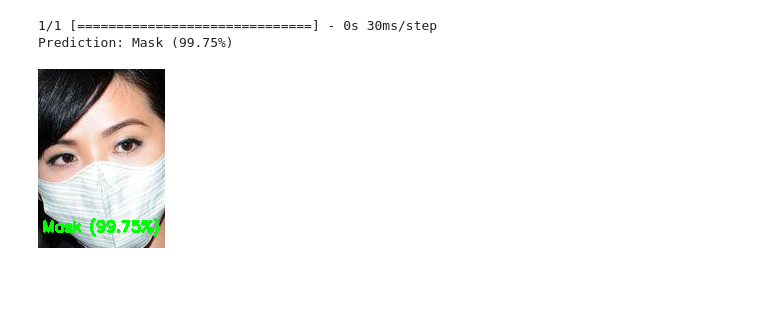
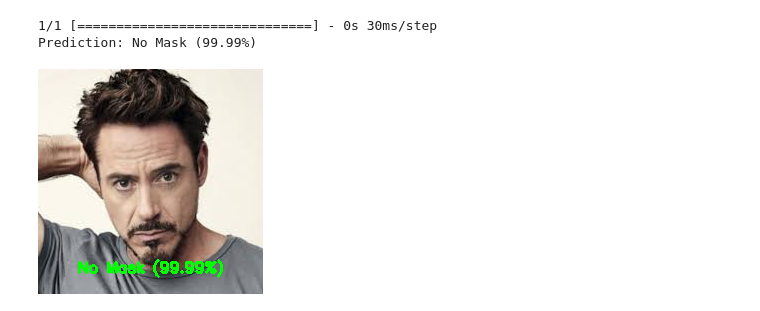
Before and after one commit to MissTife/sync-internship, a Jupyter notebook: model_built.ipynb, the cells around one changed output. Cells and saved outputs as stored; diff of their text form; code cells hidden in the pictures; blank space fills up the shorter version.

```diff
--- a/model_built.ipynb
+++ b/model_built.ipynb
@@ -18,7 +18,7 @@ from google.colab.patches import cv2_imshow
 def predict_mask_on_uploaded_image(loaded_model):
 
     # Read the uploaded image
-    img = cv2.imread("/content/with_mask_40.jpg")
+    img = cv2.imread("/content/without_mask_992.jpg")
 
     # Preprocess the image
     resized_img = cv2.resize(img, (100, 100))
@@ -33,32 +33,32 @@ def predict_mask_on_uploaded_image(loaded_model):
     # Display the result
     label = "Mask" if mask_probability > without_mask_probability else "No Mask"
     label += f" ({max(mask_probability, without_mask_probability) * 100:.2f}%)"
     print("Prediction:", label)
 
     # Display the uploaded image with prediction result
     img_with_label = img.copy()
 
     # Determine the height of the image
     height = img_with_label.shape[0]
 
     # Increase the font size for the label
     font_scale = 0.5
 
     # Calculate the size of the label text
     (label_width, label_height), baseline = cv2.getTextSize(label, cv2.FONT_HERSHEY_SIMPLEX, font_scale, 1)
 
     # Calculate the position to center the label text at the bottom of the image
     text_x = int((img_with_label.shape[1] - label_width) / 2)
     text_y = height - int(0.1 * height)
 
     # Put the label on the image at the calculated position
     cv2.putText(img_with_label, label, (text_x, text_y), cv2.FONT_HERSHEY_SIMPLEX, font_scale, (0, 255, 0), 2)
 
     cv2_imshow(img_with_label)
 
 # Call the function to predict on the uploaded image
 predict_mask_on_uploaded_image(loaded_model)
 # %% [output]
 1/1 [==============================] - 0s 30ms/step
-Prediction: Mask (99.75%)
+Prediction: No Mask (99.99%)
-[figure, old version]
+[figure, new version]
```
